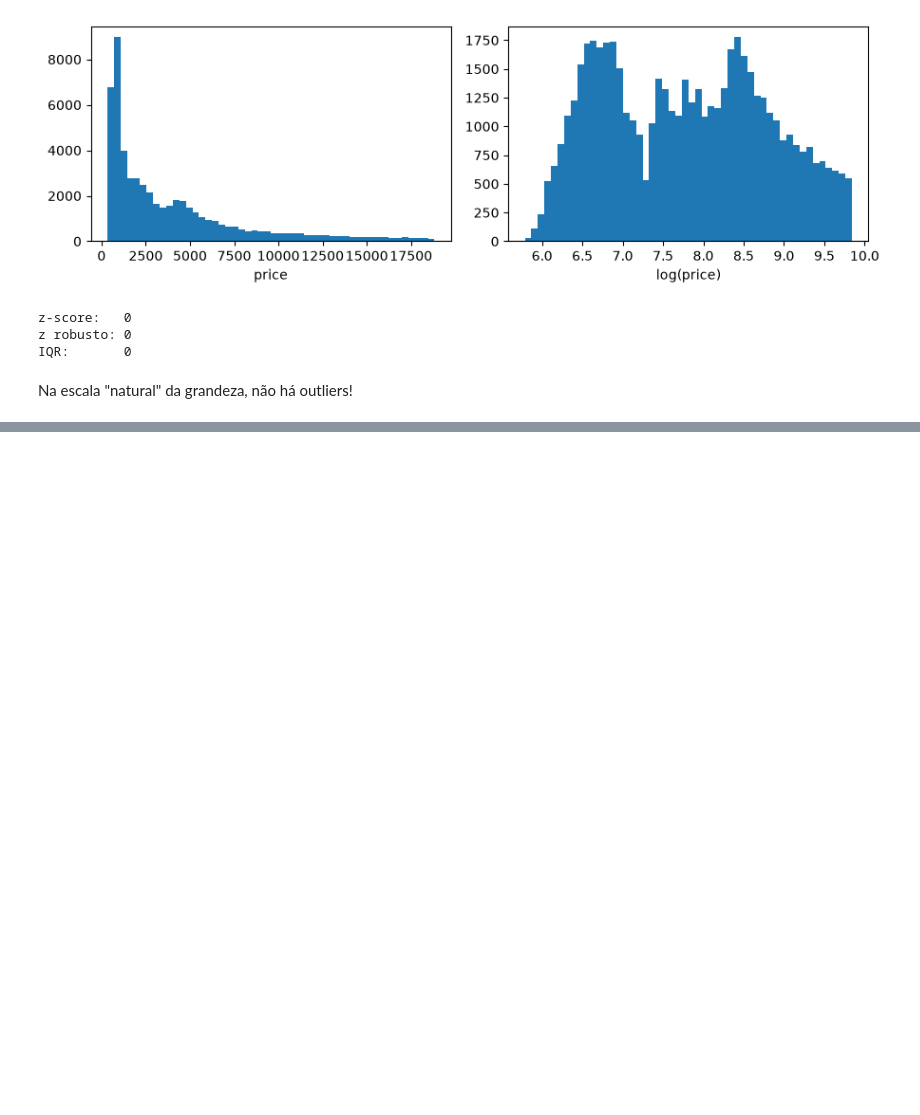
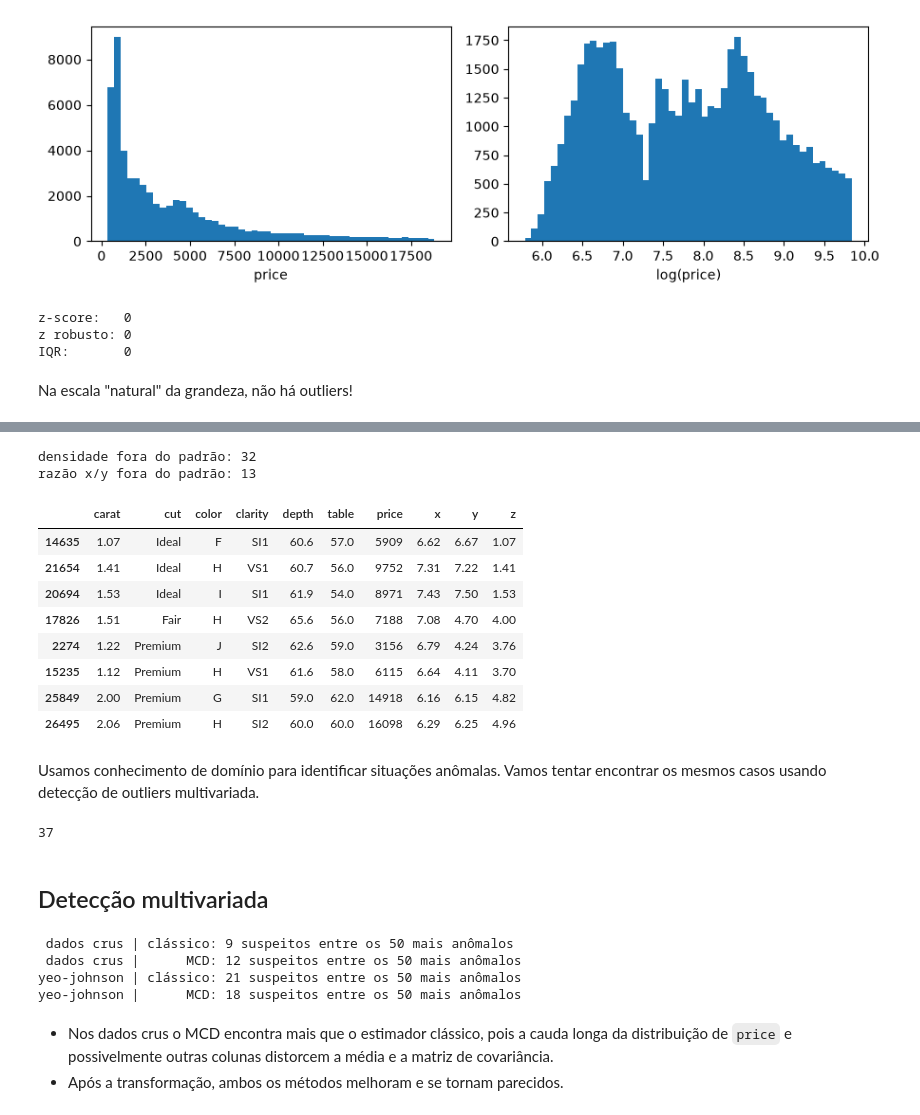
Before and after one commit to chcomin/curso-processamento-e-visualizacao-de-dados, a Jupyter notebook: M04_outliers_e_dados_desbalanceados/Deteccao de outliers.ipynb, the cells around one changed output, grey strips where cells are left out. Cells and saved outputs as stored; diff of their text form; code cells hidden in the pictures; blank space fills up the shorter version.

```diff
--- a/M04_outliers_e_dados_desbalanceados/Deteccao de outliers.ipynb
+++ b/M04_outliers_e_dados_desbalanceados/Deteccao de outliers.ipynb
@@ -221,0 +250,7 @@ Na escala "natural" da grandeza, não há outliers!
+# %%
+df_sizes = df[["x", "y", "z"]]
+# Ignoramos linhas com dimensão igual a 0 e com dimensão maior que 30 mm (erros identificados acima)
+mask_correct = ((df_sizes > 0) & (df_sizes < 30)).all(axis=1)
+
+ratio = (df["x"] / df["y"])[mask_correct]
+density = (df["carat"] / (df["x"] * df["y"] * df["z"]))[mask_correct]
@@ -221,0 +280,65 @@ Na escala "natural" da grandeza, não há outliers!
+# %%
+flagged_density = robust_zscore(density).abs() > 10
+flagged_ratio = robust_zscore(ratio).abs() > 10
+
+print(f"densidade fora do padrão: {flagged_density.sum()}")
+print(f"razão x/y fora do padrão: {flagged_ratio.sum()}")
+# %% [output]
+densidade fora do padrão: 32
+razão x/y fora do padrão: 13
+# %%
+# As linhas com a densidade mais estranha
+df.loc[robust_zscore(density).nlargest(8).index]
+# %% [output]
+|  | carat | cut | color | clarity | depth | table | price | x | y | z |
+| 14635 | 1.07 | Ideal | F | SI1 | 60.6 | 57.0 | 5909 | 6.62 | 6.67 | 1.07 |
+| 21654 | 1.41 | Ideal | H | VS1 | 60.7 | 56.0 | 9752 | 7.31 | 7.22 | 1.41 |
+| 20694 | 1.53 | Ideal | I | SI1 | 61.9 | 54.0 | 8971 | 7.43 | 7.50 | 1.53 |
+| 17826 | 1.51 | Fair | H | VS2 | 65.6 | 56.0 | 7188 | 7.08 | 4.70 | 4.00 |
+| 2274 | 1.22 | Premium | J | SI2 | 62.6 | 59.0 | 3156 | 6.79 | 4.24 | 3.76 |
+| 15235 | 1.12 | Premium | H | VS1 | 61.6 | 58.0 | 6115 | 6.64 | 4.11 | 3.70 |
+| 25849 | 2.00 | Premium | G | SI1 | 59.0 | 62.0 | 14918 | 6.16 | 6.15 | 4.82 |
+| 26495 | 2.06 | Premium | H | SI2 | 60.0 | 60.0 | 16098 | 6.29 | 6.25 | 4.96 |
+# %% [markdown]
+Usamos conhecimento de domínio para identificar situações anômalas. Vamos tentar encontrar os mesmos casos usando detecção de outliers multivariada.
+# %%
+# Guardamos as linhas suspeitas para usar como referência de comparação
+suspects = sorted(set(density.index[flagged_density]) | set(ratio.index[flagged_ratio]))
+len(suspects)
+# %% [output]
+37
+# %% [markdown]
+## Detecção multivariada
+# %%
+from sklearn.covariance import EmpiricalCovariance, MinCovDet
+from sklearn.preprocessing import PowerTransformer
+
+def get_worst(scores, k=50):
+    """Retorna os índices das k linhas mais anômalas, de acordo com os scores fornecidos."""
+    # Ordena em ordem decrescente de scores e extrai os índices dos k maiores
+    ranking = np.argsort(scores)[::-1][:k]
+    # Índices das k linhas mais anômalas
+    return df.index[ranking]
+
+def count_hits(scores, k=50):
+    """Quantas linhas suspeitas estão entre as k mais anômalas."""
+    hits = set(get_worst(scores, k)) & set(suspects)
+    return len(hits)
+
+X = df.select_dtypes(include='number')
+X_yj = PowerTransformer().fit_transform(X)
+
+estimators = [("clássico", EmpiricalCovariance()), ("MCD", MinCovDet(random_state=0))]
+
+for data_name, data in [("dados crus", X), ("yeo-johnson", X_yj)]:
+    for name, estimator in estimators:
+        d2 = estimator.fit(data).mahalanobis(data)
+        print(f"{data_name:>11} | {name:>8}: {count_hits(d2)} suspeitos entre os 50 mais anômalos")
+# %% [output]
+ dados crus | clássico: 9 suspeitos entre os 50 mais anômalos
+ dados crus |      MCD: 12 suspeitos entre os 50 mais anômalos
+yeo-johnson | clássico: 21 suspeitos entre os 50 mais anômalos
+yeo-johnson |      MCD: 18 suspeitos entre os 50 mais anômalos
+# %% [markdown]
+- Nos dados crus o MCD encontra mais que o estimador clássico, pois a cauda longa da distribuição de `price` e possivelmente outras colunas distorcem a média e a matriz de covariância.
+- Após a transformação, ambos os métodos melhoram e se tornam parecidos.
```
Also changed, not shown: parts of 14 cells of this notebook.
